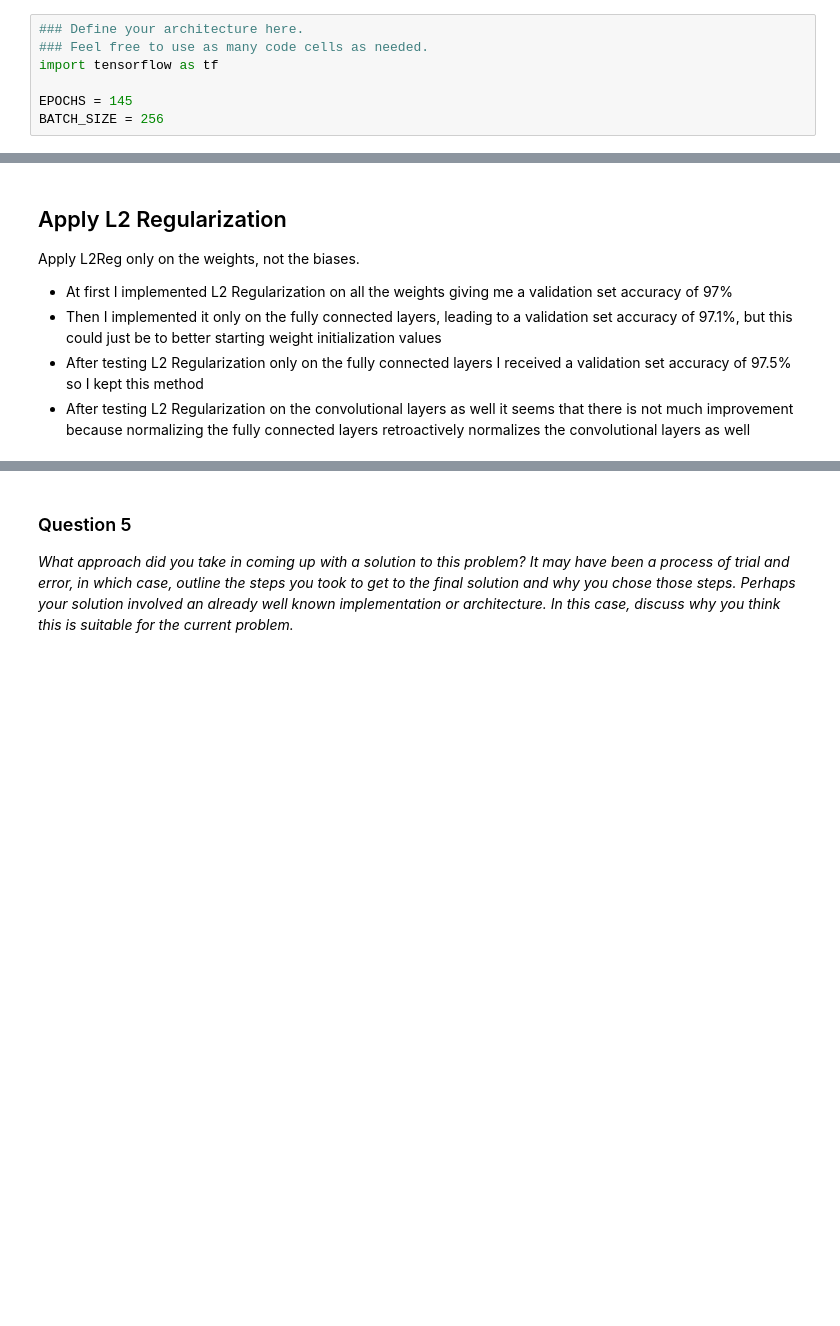
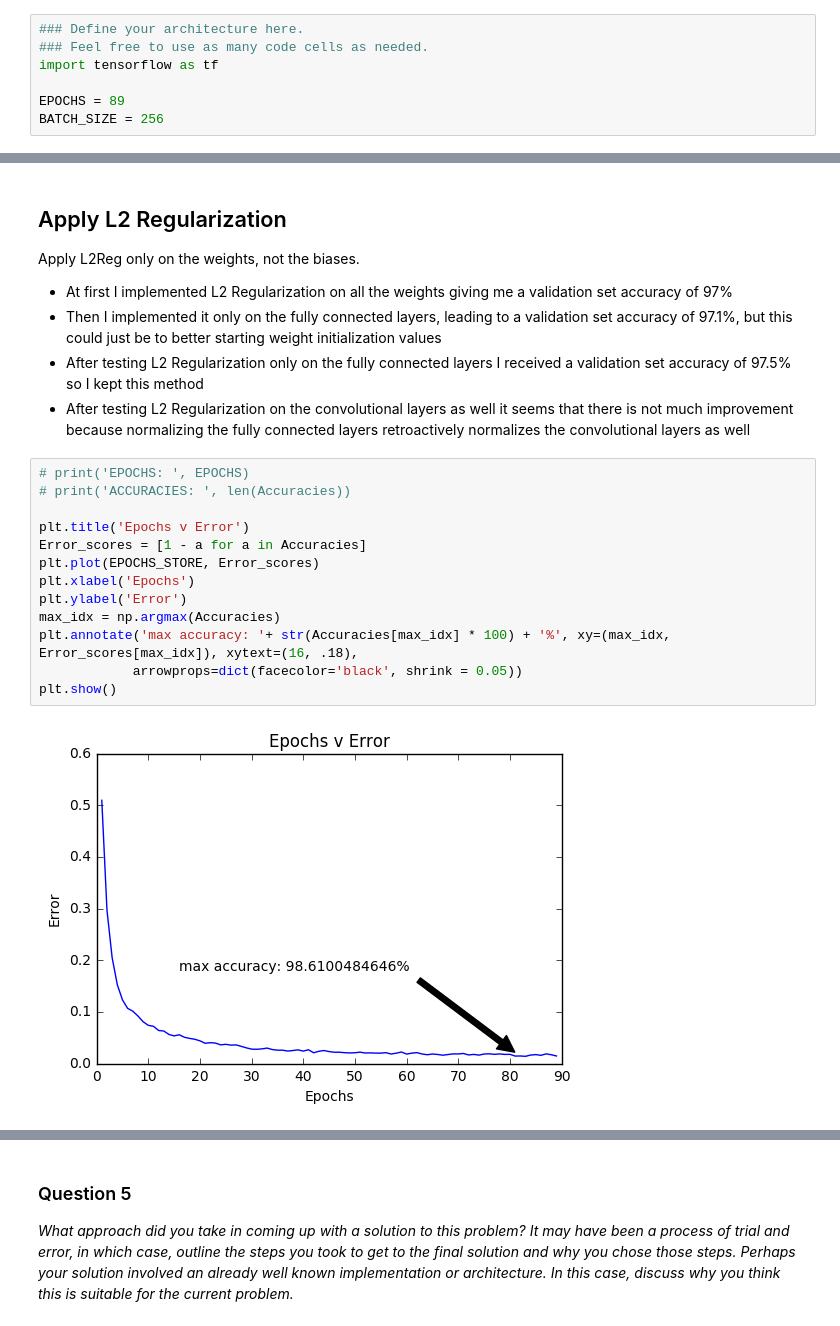
Before and after one commit to Self-Driving-Cars-LosAngeles/TrafficSignClassification, a Jupyter notebook: Traffic_Sign_Classifier_SDCLA.ipynb, the cells around one changed output, grey strips where cells are left out. Cells and saved outputs as stored; diff of their text form; blank space fills up the shorter version.

```diff
--- a/Traffic_Sign_Classifier_SDCLA.ipynb
+++ b/Traffic_Sign_Classifier_SDCLA.ipynb
@@ -430,7 +416,7 @@ _Describe how you set up the training, validation and testing data for your mode
 ### Feel free to use as many code cells as needed.
 import tensorflow as tf
 
-EPOCHS = 145
+EPOCHS = 89
 BATCH_SIZE = 256
 # %% [markdown]
 ## Hyperparameter tuning:
@@ -873,3 +863,18 @@ Apply L2Reg only on the weights, not the biases.
 <li>After testing L2 Regularization only on the fully connected layers I received a validation set accuracy of 97.5% so I kept this method</li>
 <li>After testing L2 Regularization on the convolutional layers as well it seems that there is not much improvement because normalizing the fully connected layers retroactively normalizes the convolutional layers as well</li>
 </ul>
+# %%
+# print('EPOCHS: ', EPOCHS)
+# print('ACCURACIES: ', len(Accuracies))
+
+plt.title('Epochs v Error')
+Error_scores = [1 - a for a in Accuracies]
+plt.plot(EPOCHS_STORE, Error_scores)
+plt.xlabel('Epochs')
+plt.ylabel('Error')
+max_idx = np.argmax(Accuracies)
+plt.annotate('max accuracy: '+ str(Accuracies[max_idx] * 100) + '%', xy=(max_idx, Error_scores[max_idx]), xytext=(16, .18),
+            arrowprops=dict(facecolor='black', shrink = 0.05))
+plt.show()
+# %% [output]
+[figure, added]
```
Also changed, not shown: parts of 10 cells of this notebook.
